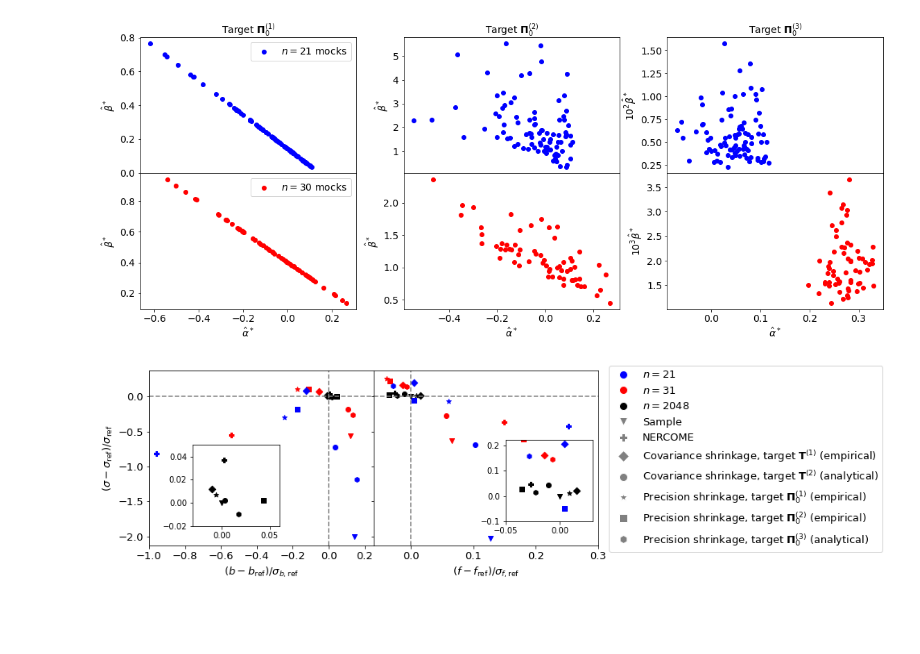
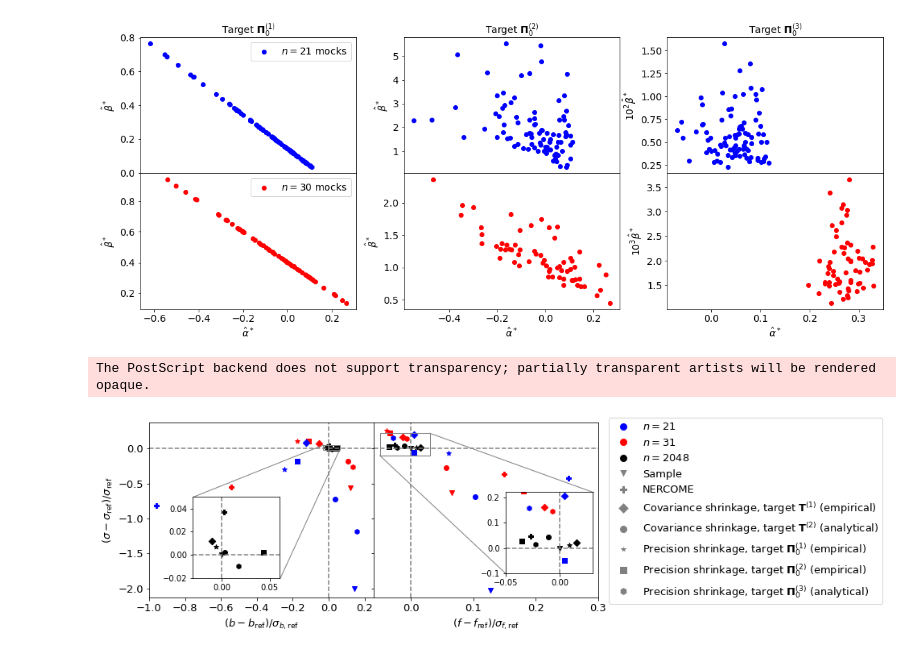
Before and after one commit to marnixlooijmans/shrinkage-estimation-paper, a Jupyter notebook: notebooks/make-plots.ipynb, the cells around one changed output. Saved outputs shown, nothing was run; the diff lists cells and outputs as text; code cells hidden in the pictures; blank space fills up the shorter version.

Commit message:
Update last figure

```diff
--- a/notebooks/make-plots.ipynb
+++ b/notebooks/make-plots.ipynb
@@ -389,7 +390,7 @@ markers = ["v", "P", "D", "o", "*", "s", "h"]
 colors=["black", "red", "blue"]
 
 ax_in_b = fig.add_axes([0.2, 0.21, 0.15, 0.35])
-ax_in_f = fig.add_axes([0.74, 0.23, 0.15, 0.35]) #0.56
+ax_in_f = fig.add_axes([0.74, 0.23, 0.15, 0.35])
 
 for k, n in enumerate(nsamples):
     for j, chain in enumerate(chains):
@@ -420,39 +421,69 @@ for k, n in enumerate(nsamples):
 
 axs[0].axvline(0, ls="dashed", c="gray")
 axs[0].axhline(0, ls="dashed", c="gray")
+ax_in_b.axvline(0, ls="dashed", c="gray")
+ax_in_b.axhline(0, ls="dashed", c="gray")
 
 axs[1].axvline(0, ls="dashed", c="gray")
 axs[1].axhline(0, ls="dashed", c="gray")
+ax_in_f.axvline(0, ls="dashed", c="gray")
+ax_in_f.axhline(0, ls="dashed", c="gray")
 
 axs[0].set_ylabel(r"$(\sigma-\sigma_{\rm ref})/\sigma_{\rm ref}$", fontsize=13)
 axs[0].set_xlabel(r"$(b-b_{\rm ref}) / \sigma_{b,\rm{ref}}$", fontsize=13)
 axs[0].tick_params(axis='both', which='major', labelsize=13)
 axs[0].set_xlim(-1.0, 0.25)
 
 axs[1].set_xlabel(r"$(f-f_{\rm ref}) / \sigma_{f,\rm{ref}}$", fontsize=13)
 axs[1].tick_params(axis='both', which='major', labelsize=13)
 axs[1].set_xlim(-0.06, 0.3)
 
 ax_in_b.set_xlim(-0.03,0.06)
 ax_in_b.set_xticks([0,0.05])
 ax_in_b.set_ylim(-0.02,0.05)
 
 ax_in_f.set_xlim(-0.05,0.03)
 ax_in_f.set_ylim(-0.1,0.22)
 
+rec_b = patches.Rectangle(
+    (ax_in_b.get_xlim()[0], ax_in_b.get_ylim()[0]),
+    ax_in_b.get_xlim()[1]-ax_in_b.get_xlim()[0],
+    ax_in_b.get_ylim()[1]-ax_in_b.get_ylim()[0],
+    linewidth=1,
+    edgecolor="gray",
+    facecolor="none"
+)
+axs[0].add_patch(rec_b)
+
+rec_f = patches.Rectangle(
+    (ax_in_f.get_xlim()[0], ax_in_f.get_ylim()[0]),
+    ax_in_f.get_xlim()[1]-ax_in_f.get_xlim()[0],
+    ax_in_f.get_ylim()[1]-ax_in_f.get_ylim()[0],
+    linewidth=1,
+    edgecolor="gray",
+    facecolor="none"
+)
+axs[1].add_patch(rec_f)
+
+axs[0].plot([-0.75, ax_in_b.get_xlim()[0]], [-0.69, ax_in_b.get_ylim()[1]], c="gray", linewidth=1)
+axs[0].plot([-0.27, ax_in_b.get_xlim()[1]], [-1.86, ax_in_b.get_ylim()[0]], c="gray", linewidth=1)
+axs[1].plot([ax_in_f.get_xlim()[0], 0.153], [ax_in_f.get_ylim()[0], -1.8], c="gray", linewidth=1)
+axs[1].plot([ax_in_f.get_xlim()[1], 0.293], [ax_in_f.get_ylim()[1], -0.63], c="gray", linewidth=1)
+
 custom_lines = [
     Line2D([0], [0], marker='o', color='w', label='$n=21$', markerfacecolor='blue', markersize=10),
     Line2D([0], [0], marker='o', color='w', label='$n=31$', markerfacecolor='red', markersize=10),
     Line2D([0], [0], marker='o', color='w', label='$n=2048$', markerfacecolor='black', markersize=10)
 ]
 for j, chain in enumerate(chains):
     label = chain[2]
     custom_lines.append(
         Line2D([0], [0], marker=markers[j], color='w', label=label, markerfacecolor='grey', markersize=10)
     )
 fig.legend(handles=custom_lines, ncols=1, loc="center right", bbox_to_anchor=(1.4,0.5), fontsize=13)
 
-#fig.savefig("../output/BOSS_DR12_NGC_z1/plots/estimated_params.eps", format="eps", bbox_inches='tight', pad_inches = 0.1)
+fig.savefig("../output/BOSS_DR12_NGC_z1/plots/estimated_params.eps", format="eps", bbox_inches='tight', pad_inches = 0.1)
 plt.show()
 # %% [output]
+The PostScript backend does not support transparency; partially transparent artists will be rendered opaque.
-[figure, old version]
+[figure, new version]
```
Also changed, not shown: parts of 1 cell of this notebook, 1 other file.
